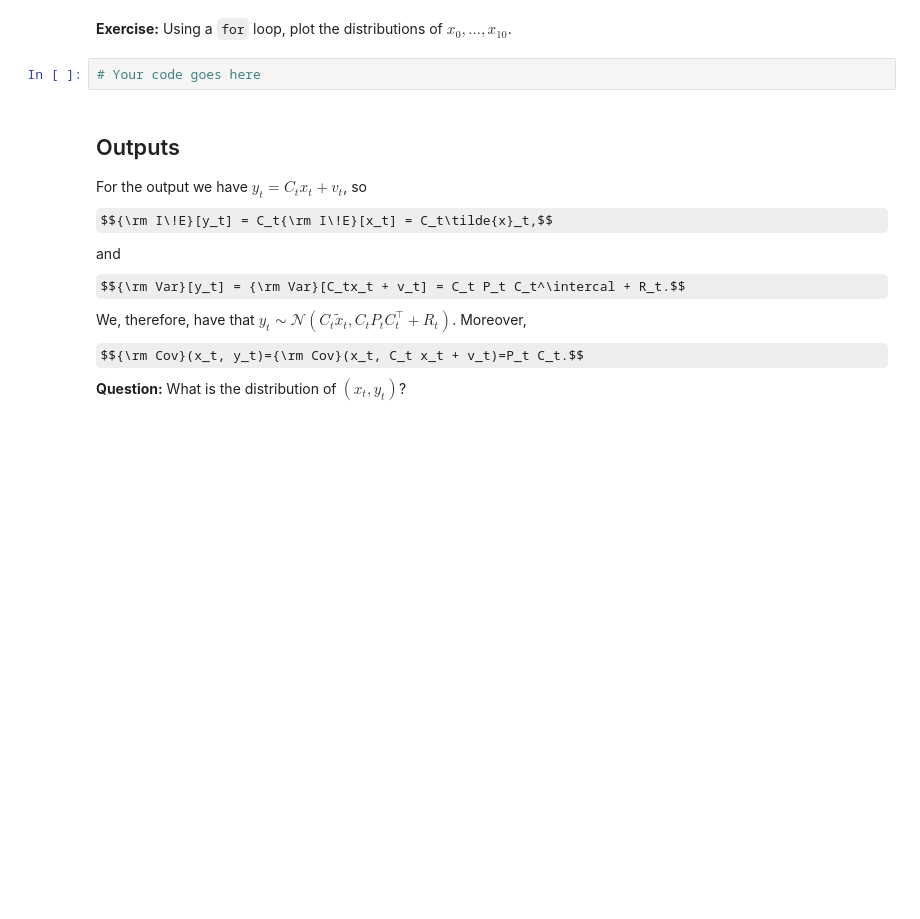
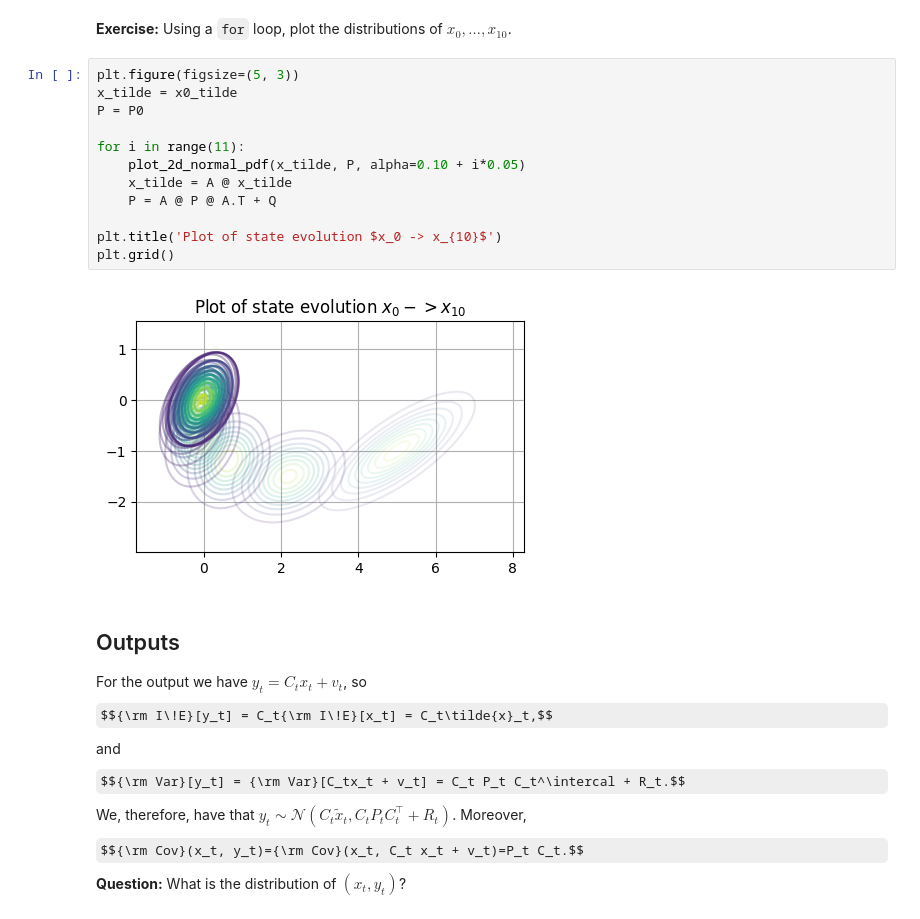
Before and after one commit to Gijinkstra/EstimationTheoryNotebooks, a Jupyter notebook: 2_kalman/1_gauss_markov.ipynb, the cells around one changed output. Drawn from its saved outputs; the diff is of its cells as text; some formulas as TeX source; blank space fills up the shorter version.

```diff
--- a/2_kalman/1_gauss_markov.ipynb
+++ b/2_kalman/1_gauss_markov.ipynb
@@ -86,7 +99,19 @@ plt.show()
 # %% [markdown]
 **Exercise:** Using a `for` loop, plot the distributions of $x_0,\ldots, x_{10}$.
 # %%
-# Your code goes here
+plt.figure(figsize=(5, 3))
+x_tilde = x0_tilde
+P = P0
+
+for i in range(11):
+    plot_2d_normal_pdf(x_tilde, P, alpha=0.10 + i*0.05)
+    x_tilde = A @ x_tilde
+    P = A @ P @ A.T + Q
+
+plt.title('Plot of state evolution $x_0 -> x_{10}$')
+plt.grid()
+# %% [output]
+[figure, added]
 # %% [markdown]
 ## Outputs
 
```
Also changed, not shown: parts of 7 cells of this notebook, 3 other files.
